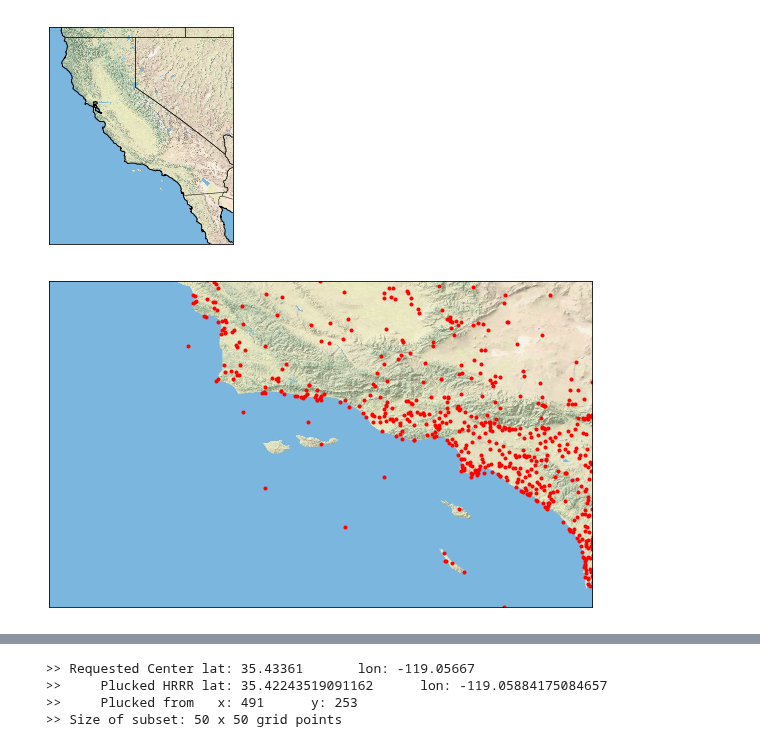
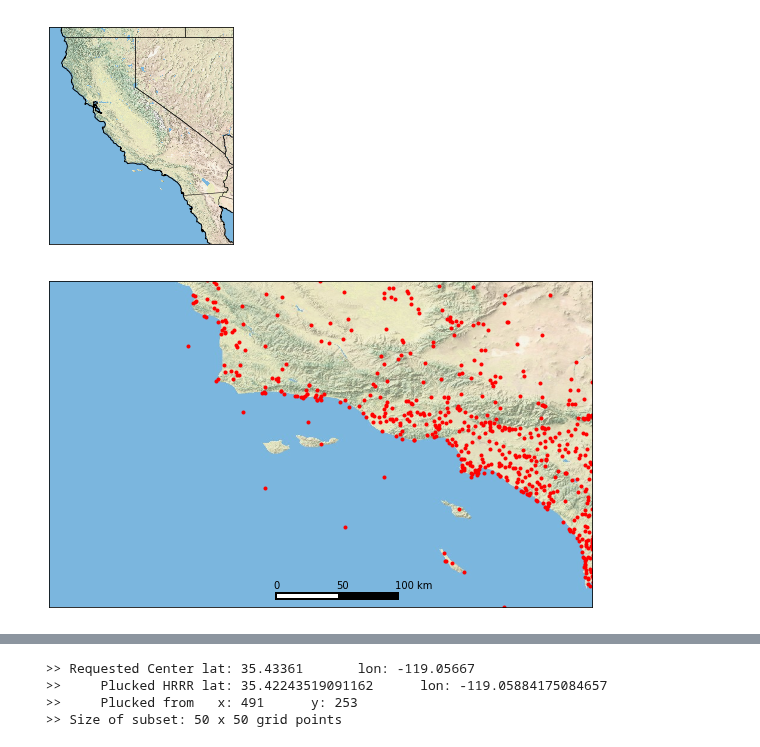
Before and after one commit to blaylockbk/pyBKB_v3, a Jupyter notebook: NRL_application/study_region.ipynb, the cells around one changed output, grey strips where cells are left out. Cells and saved outputs as stored; diff of their text form; code cells hidden in the pictures.

```diff
--- a/NRL_application/study_region.ipynb
+++ b/NRL_application/study_region.ipynb
@@ -32,11 +32,19 @@ b = get_mesowest_radius(datetime(2017, 10, 14, 13), STID, radius=200, verbose=Fa
 # %%
 plt.figure(figsize=[10,6])
 m.scatter(b['LON'], b['LAT'], marker='.', color='r')
 #m.drawcoastlines()
 m.arcgisimage(service='World_Physical_Map', dpi=1500, xpixels=50000)
+
+# Hack a distance scale: (computed from https://www.nhc.noaa.gov/gccalc.shtml)
+m.plot([-120.07, -119.], [32.6, 32.6], color='k', linewidth=8)
+m.plot([-120.07, -119.54], [32.6, 32.6], color='w', linewidth=4)
+plt.text(-120.12, 32.67, '0')
+plt.text(-119.54, 32.67, '50')
+plt.text(-119., 32.67, '100 km')
+
 plt.savefig('Southern_California', bbox_inches='tight')
 # %% [output]
-[figure, old version]
+[figure, new version]
 # %%
 bu, bv = wind_spddir_to_uv(b['wind_speed'], b['wind_direction'])
 # %%
```
Also changed, not shown: parts of 1 cell of this notebook, 1 other file.
